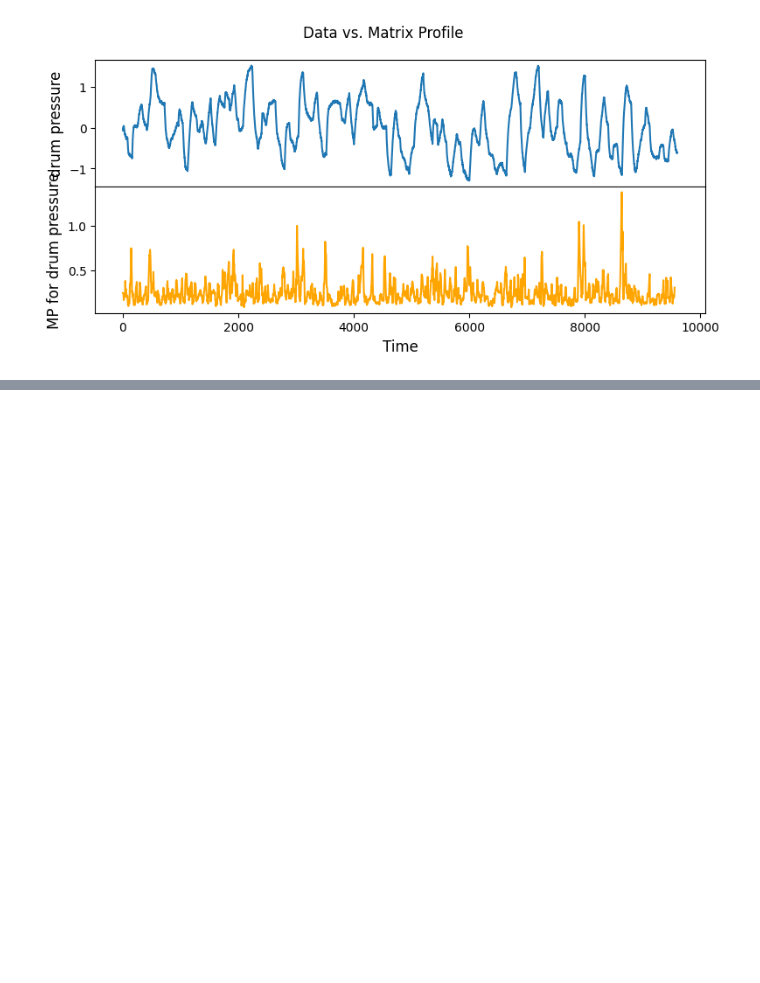
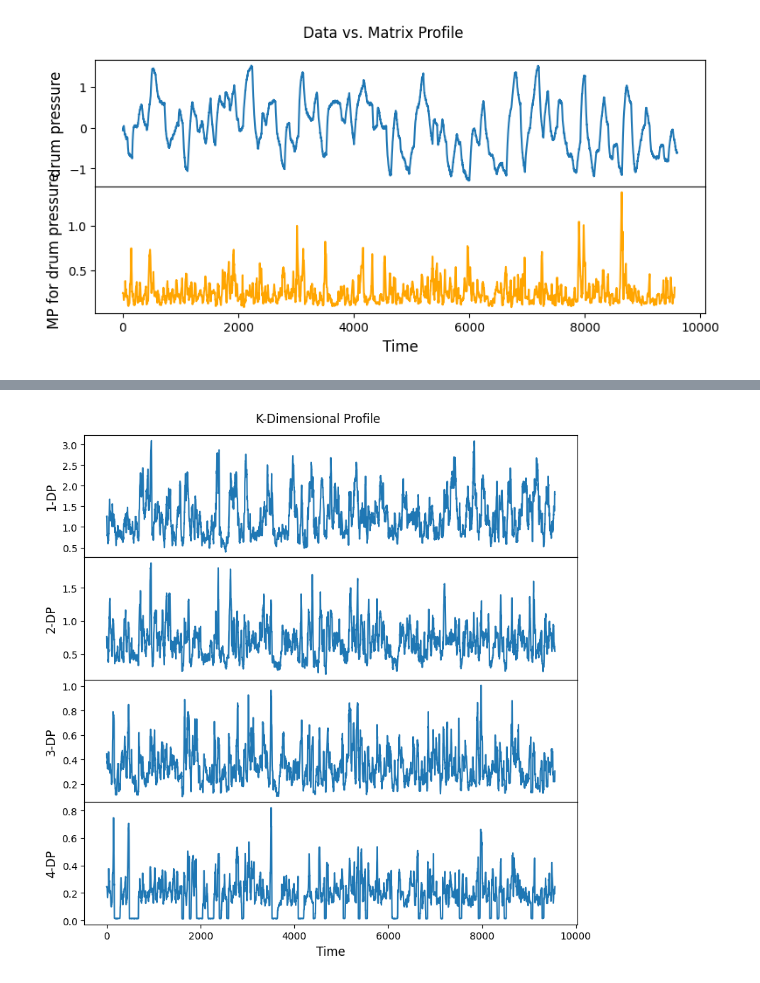
Before and after one commit to idaholab/DACKAR, a Jupyter notebook: examples/test_anomalies.ipynb, the cells around one changed output, grey strips where cells are left out. Saved outputs shown, nothing was run; the diff lists cells and outputs as text; code cells hidden in the pictures; blank space fills up the shorter version.

```diff
--- a/examples/test_anomalies.ipynb
+++ b/examples/test_anomalies.ipynb
@@ -123,0 +126,5 @@ fig = mpObj.plot()
+# %%
+m = 48
+mpObj = MatrixProfile(m, normalize='robust', method='normal', kdp=True)
+mpObj.fit(steam_df)
+fig = mpObj.plot()
@@ -123,0 +133,4 @@ fig = mpObj.plot()
+# %%
+fig = mpObj.plot_kdp()
+# %% [output]
+[figure, added]
```
Also changed, not shown: parts of 3 cells of this notebook, 2 other files.
